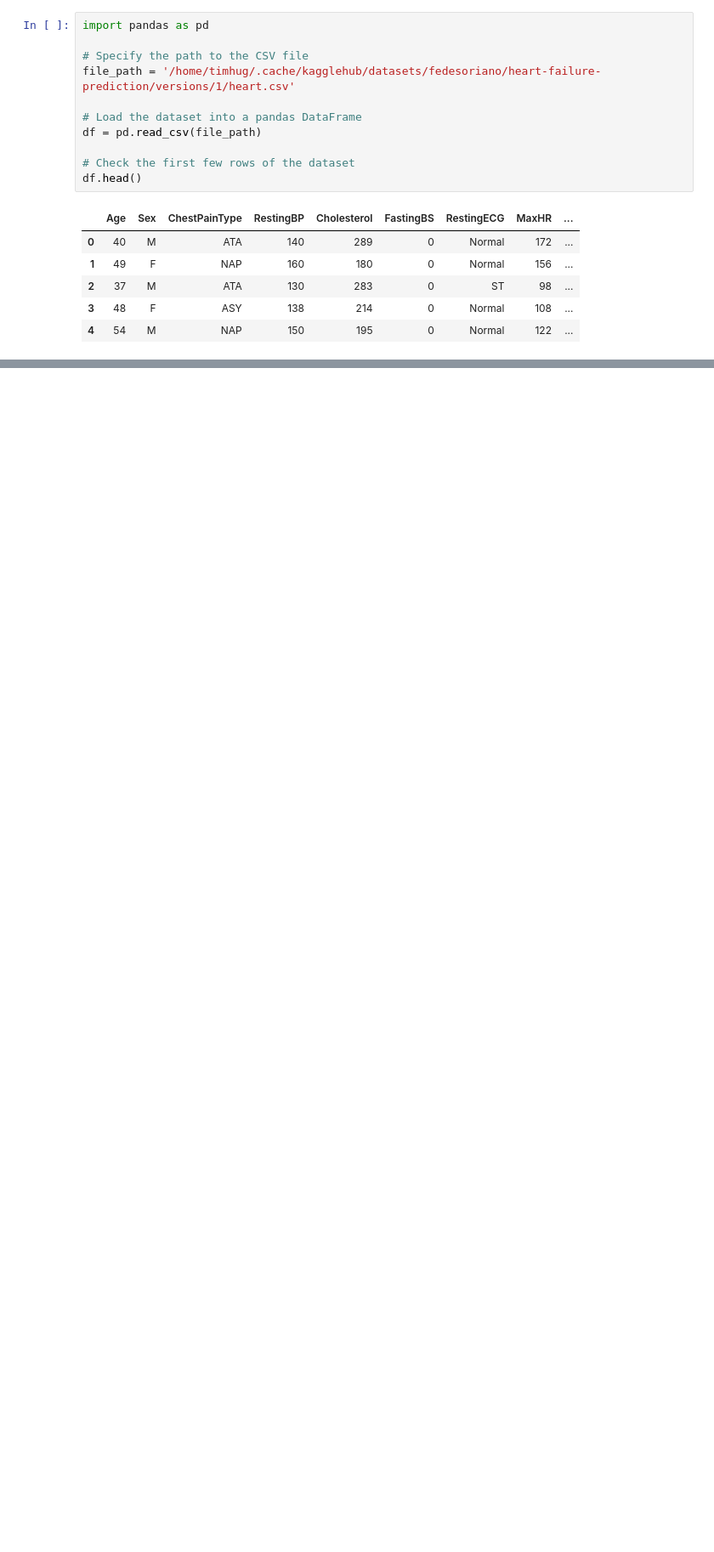
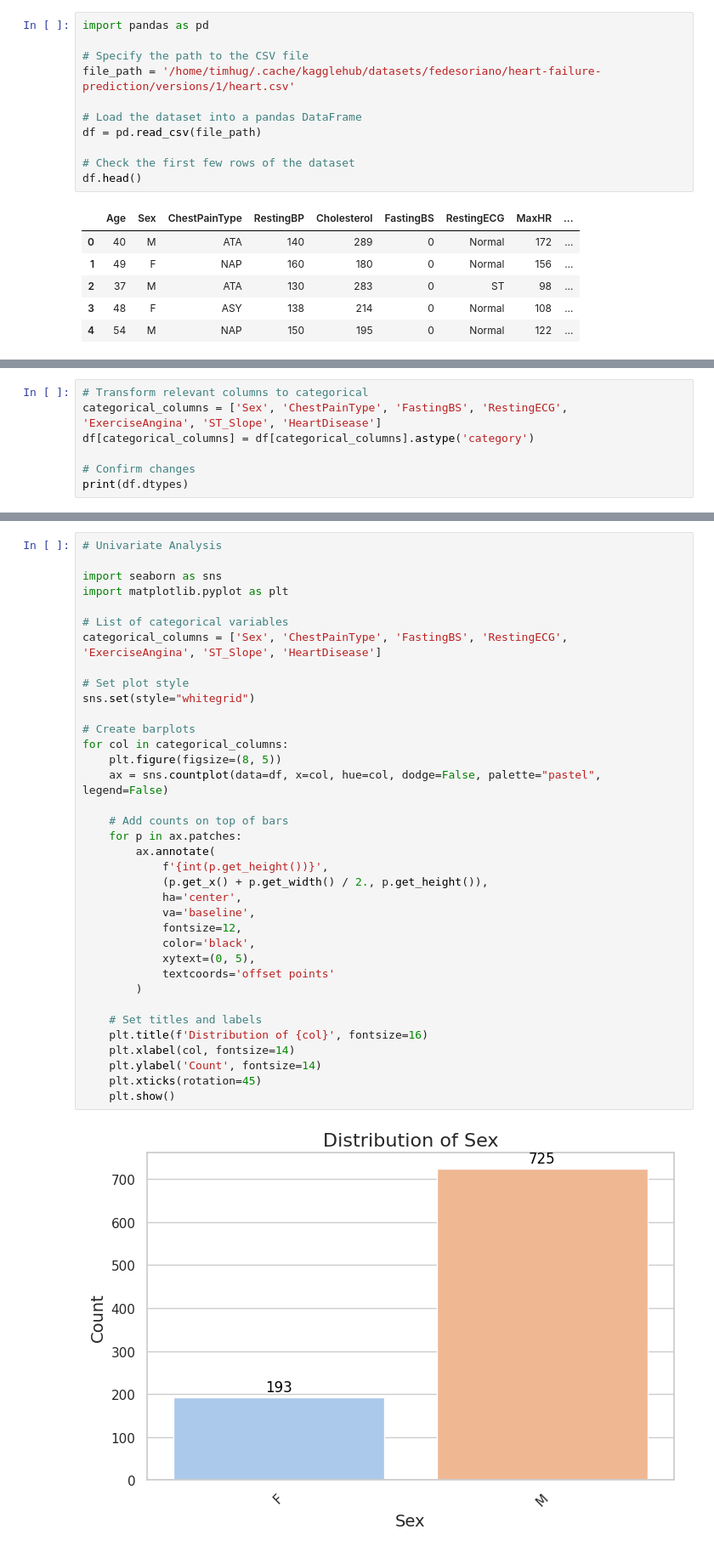
Before and after one commit to hugi-codes/Machine-Learning-Zoomcamp, a Jupyter notebook: mid-term-project/notebook.ipynb, the cells around one changed output, grey strips where cells are left out. Shown at 85% size. Cells and saved outputs as stored; diff of their text form; blank space fills up the shorter version.

```diff
--- a/mid-term-project/notebook.ipynb
+++ b/mid-term-project/notebook.ipynb
@@ -34,0 +41,7 @@ df.head()
+# %%
+# Transform relevant columns to categorical
+categorical_columns = ['Sex', 'ChestPainType', 'FastingBS', 'RestingECG', 'ExerciseAngina', 'ST_Slope', 'HeartDisease']
+df[categorical_columns] = df[categorical_columns].astype('category')
+
+# Confirm changes
+print(df.dtypes)
@@ -34,0 +64,38 @@ df.head()
+# %%
+# Univariate Analysis
+
+import seaborn as sns
+import matplotlib.pyplot as plt
+
+# List of categorical variables
+categorical_columns = ['Sex', 'ChestPainType', 'FastingBS', 'RestingECG', 'ExerciseAngina', 'ST_Slope', 'HeartDisease']
+
+# Set plot style
+sns.set(style="whitegrid")
+
+# Create barplots
+for col in categorical_columns:
+    plt.figure(figsize=(8, 5))
+    ax = sns.countplot(data=df, x=col, hue=col, dodge=False, palette="pastel", legend=False)
+
+    # Add counts on top of bars
+    for p in ax.patches:
+        ax.annotate(
+            f'{int(p.get_height())}',
+            (p.get_x() + p.get_width() / 2., p.get_height()),
+            ha='center',
+            va='baseline',
+            fontsize=12,
+            color='black',
+            xytext=(0, 5),
+            textcoords='offset points'
+        )
+
+    # Set titles and labels
+    plt.title(f'Distribution of {col}', fontsize=16)
+    plt.xlabel(col, fontsize=14)
+    plt.ylabel('Count', fontsize=14)
+    plt.xticks(rotation=45)
+    plt.show()
+# %% [output]
+[figure, added]
```
Also changed, not shown: parts of 23 cells of this notebook.
